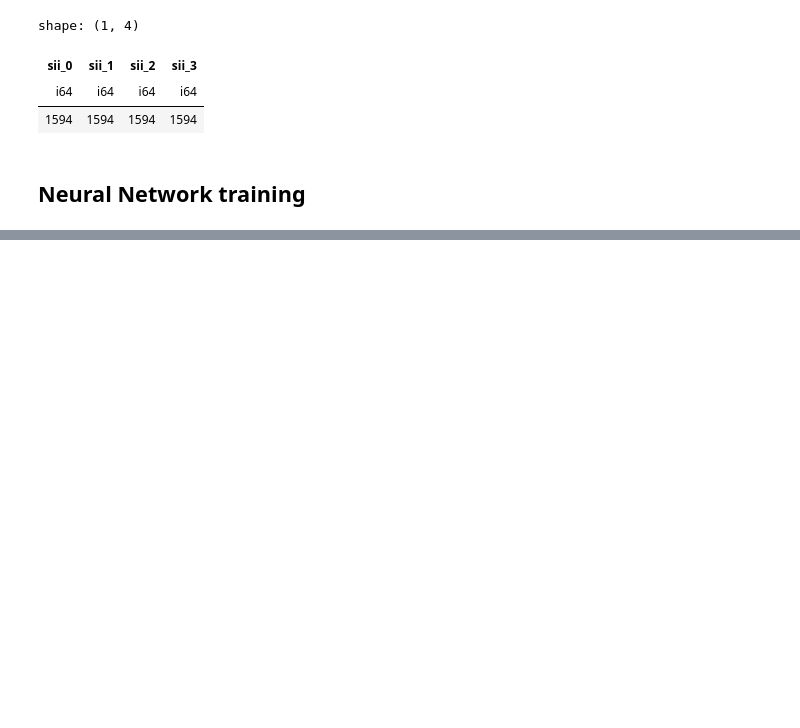
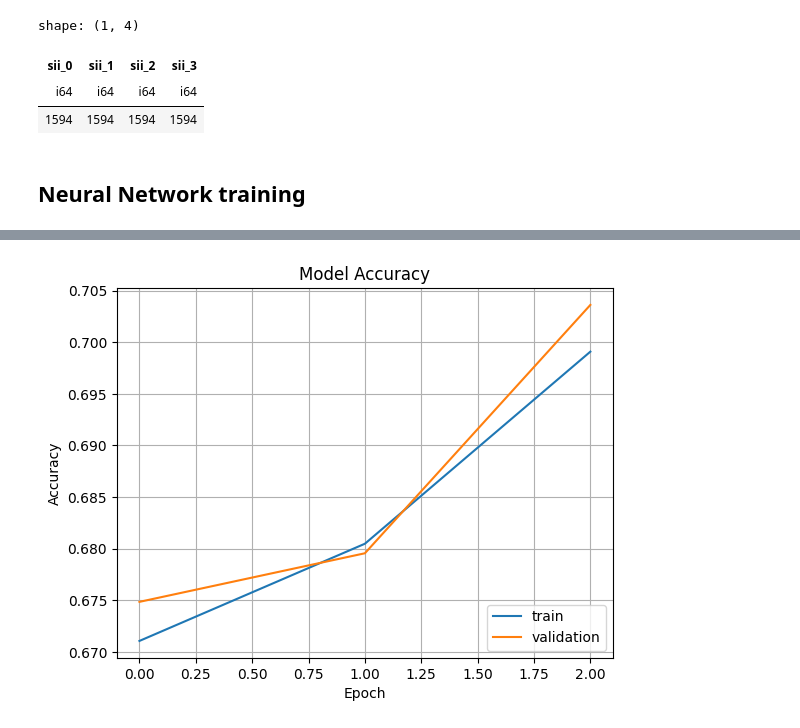
Before and after one commit to fbaltor/problematic-internet-use, a Jupyter notebook: neural-network.ipynb, the cells around one changed output, grey strips where cells are left out. Drawn from its saved outputs; the diff is of its cells as text; code cells hidden in the pictures; blank space fills up the shorter version.

Commit message:
basic mlflow configuration for the neural network model

```diff
--- a/neural-network.ipynb
+++ b/neural-network.ipynb
@@ -401,6 +401,12 @@ shape: (1, 4)
 | 1594 | 1594 | 1594 | 1594 |
 # %% [markdown]
 ## Neural Network training
+# %%
+experiment_name = "all numerical + categorical one-hot encoded without season feats in labeled data nn"
+features = X.columns
+
+assert experiment_name
+assert features
 # %%
 from sklearn.model_selection import train_test_split
 
@@ -467,0 +442,34 @@ Epoch 128/128
+# %%
+experiment_metadata = {
+    "model_features": features,
+    "model_type": model.__class__.__name__,
+}
+# %%
+import mlflow
+
+mlflow.set_tracking_uri("http://localhost:5000")
+mlflow.set_experiment(experiment_name)
+
+EPOCHS = 3
+BATCH_SIZE = 32
+
+with mlflow.start_run() as run:
+    history = model.fit(
+        X_train.to_numpy(),
+        y_train.to_numpy(),
+        epochs = EPOCHS,
+        batch_size = BATCH_SIZE,
+        validation_data = (X_test.to_numpy(), y_test.to_numpy()),
+        callbacks=[mlflow.keras.MlflowCallback(run)]
+    )
+    fig, ax = plt.subplots()
+    ax.plot(history.history['accuracy'])
+    ax.plot(history.history['val_accuracy'])
+    ax.set_title('Model Accuracy')
+    ax.set_ylabel('Accuracy')
+    ax.set_xlabel('Epoch')
+    ax.legend(['train', 'validation'], loc='lower right')
+    ax.grid()
+    mlflow.log_figure(fig, "training.png")
+    mlflow.log_dict(experiment_metadata, "metadata.json")
+# %% [output]
@@ -467,0 +486 @@ Epoch 128/128
+[figure, added]
```
Also changed, not shown: parts of 4 cells of this notebook, 1 other file.
